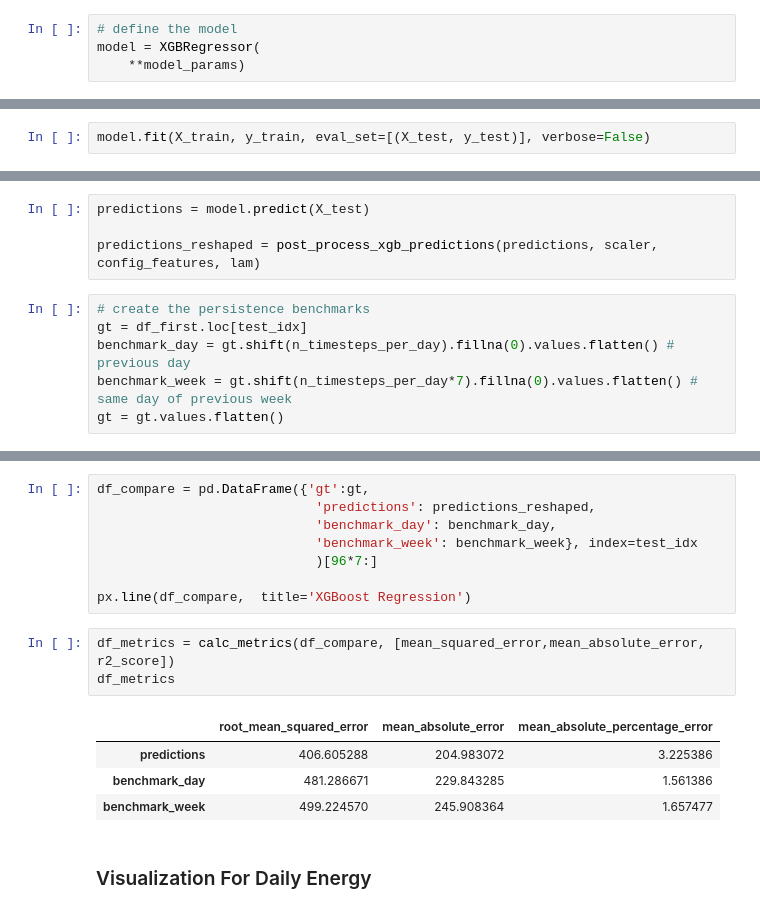
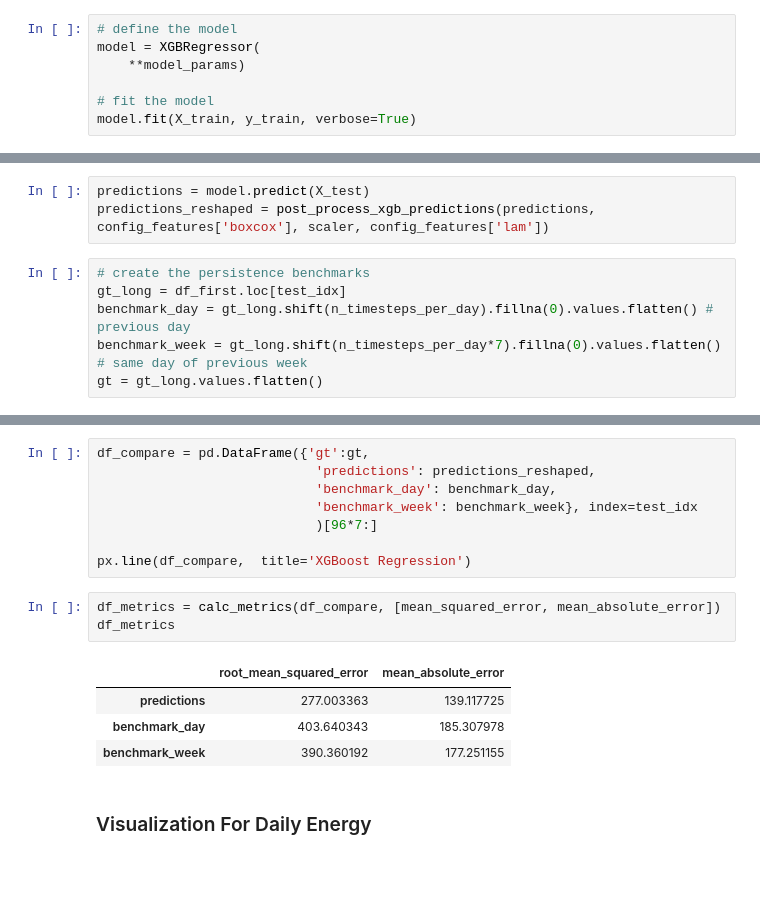
Before and after one commit to tsbyq/WattCast, a Jupyter notebook: bin/benchmarks.ipynb, the cells around one changed output, grey strips where cells are left out. Cells and saved outputs as stored; diff of their text form; blank space fills up the shorter version.

```diff
--- a/bin/benchmarks.ipynb
+++ b/bin/benchmarks.ipynb
@@ -127,3 +146,6 @@ X_train, y_train, X_test, y_test, test_idx, scaler, scaler_features, lam, n_time
 # define the model
 model = XGBRegressor(
     **model_params)
+
+# fit the model
+model.fit(X_train, y_train, verbose=True)
@@ -130,2 +165,0 @@ model = XGBRegressor(
-# %%
-model.fit(X_train, y_train, eval_set=[(X_test, y_test)], verbose=False)
@@ -144,13 +166,12 @@ XGBRegressor(base_score=None, booster=None, callbacks=None,
 # %%
 predictions = model.predict(X_test)
-
-predictions_reshaped = post_process_xgb_predictions(predictions, scaler, config_features, lam)
+predictions_reshaped = post_process_xgb_predictions(predictions, config_features['boxcox'], scaler, config_features['lam'])
 # %%
 # create the persistence benchmarks
-gt = df_first.loc[test_idx]
-benchmark_day = gt.shift(n_timesteps_per_day).fillna(0).values.flatten() # previous day
-benchmark_week = gt.shift(n_timesteps_per_day*7).fillna(0).values.flatten() # same day of previous week
-gt = gt.values.flatten()
+gt_long = df_first.loc[test_idx]
+benchmark_day = gt_long.shift(n_timesteps_per_day).fillna(0).values.flatten() # previous day
+benchmark_week = gt_long.shift(n_timesteps_per_day*7).fillna(0).values.flatten() # same day of previous week
+gt = gt_long.values.flatten()
 # %% [markdown]
 ### Visualization for the resolution
 # %%
@@ -162,13 +183,13 @@ df_compare = pd.DataFrame({'gt':gt,
 
 px.line(df_compare,  title='XGBoost Regression')
 # %%
-df_metrics = calc_metrics(df_compare, [mean_squared_error,mean_absolute_error, r2_score])
+df_metrics = calc_metrics(df_compare, [mean_squared_error, mean_absolute_error])
 df_metrics
 # %% [output]
-|  | root_mean_squared_error | mean_absolute_error | mean_absolute_percentage_error |
-| predictions | 406.605288 | 204.983072 | 3.225386 |
-| benchmark_day | 481.286671 | 229.843285 | 1.561386 |
-| benchmark_week | 499.224570 | 245.908364 | 1.657477 |
+|  | root_mean_squared_error | mean_absolute_error |
+| predictions | 277.003363 | 139.117725 |
+| benchmark_day | 403.640343 | 185.307978 |
+| benchmark_week | 390.360192 | 177.251155 |
 # %% [markdown]
 ### Visualization For Daily Energy
 # %%
```
Also changed, not shown: parts of 21 cells of this notebook, 1 other file.
